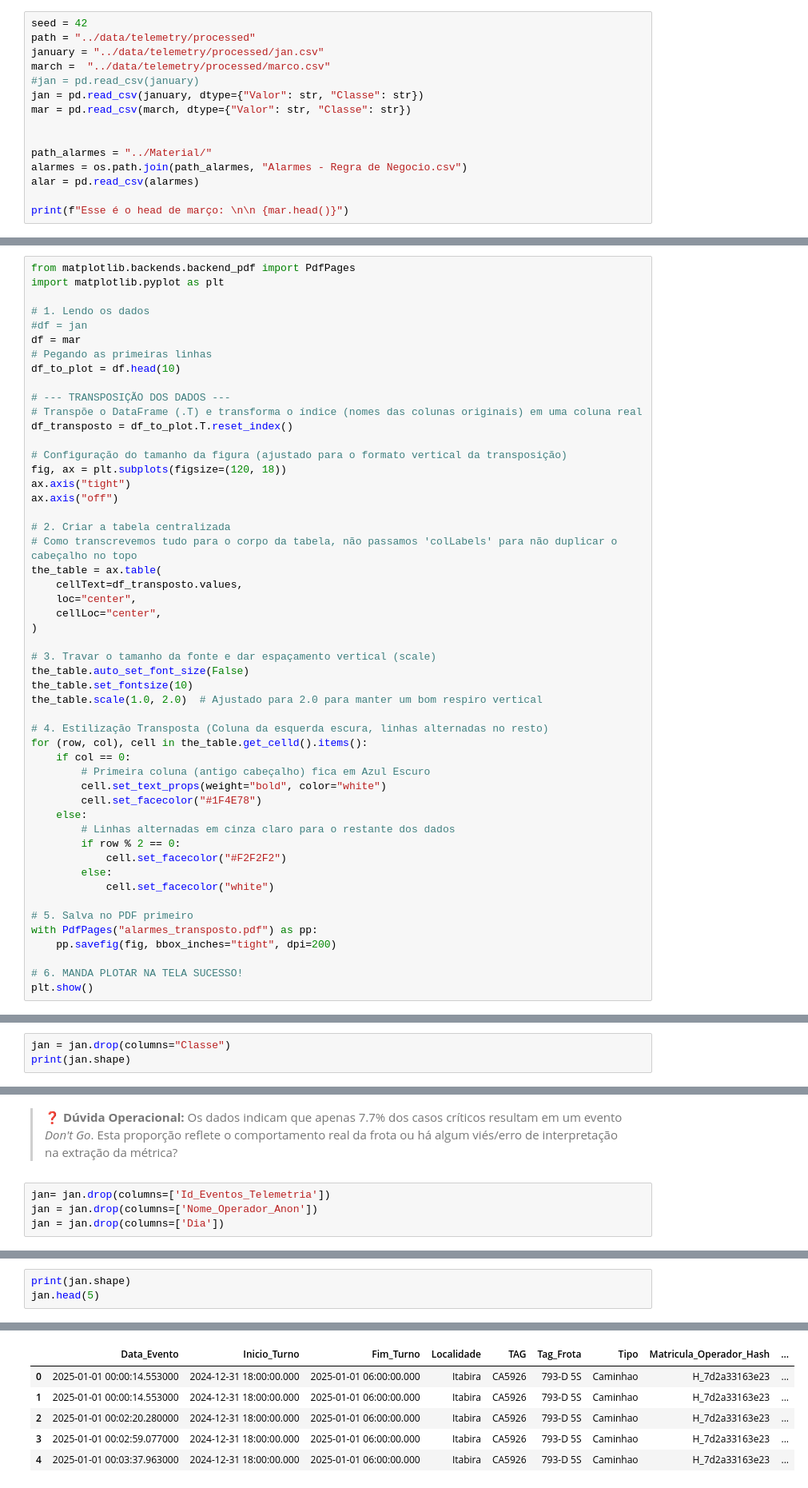
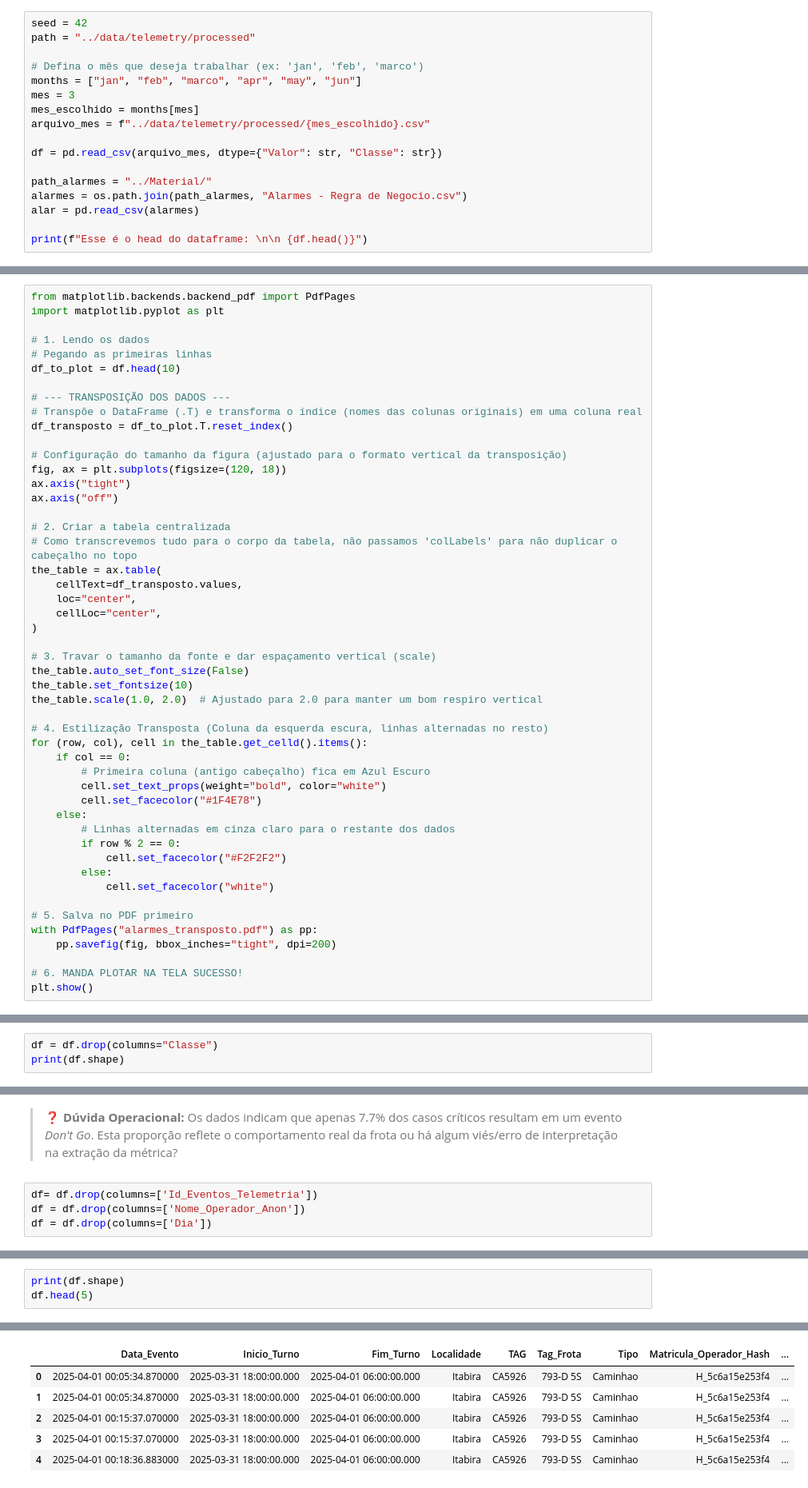
Before and after one commit to luiz2801/Projeto_Vale, a Jupyter notebook: notebooks/01_data_understanding.ipynb, the cells around one changed output, grey strips where cells are left out. Shown at 80% size. Cells and saved outputs as stored; diff of their text form.

```diff
--- a/notebooks/01_data_understanding.ipynb
+++ b/notebooks/01_data_understanding.ipynb
@@ -17,16 +17,18 @@ Nesta etapa fundamental, importamos os dados crus de telemetria (ex: mês de Jan
 # %%
 seed = 42
 path = "../data/telemetry/processed"
-january = "../data/telemetry/processed/jan.csv"
-march =  "../data/telemetry/processed/marco.csv"
-#jan = pd.read_csv(january)
-jan = pd.read_csv(january, dtype={"Valor": str, "Classe": str})
-mar = pd.read_csv(march, dtype={"Valor": str, "Classe": str})
 
+# Defina o mês que deseja trabalhar (ex: 'jan', 'feb', 'marco')
+months = ["jan", "feb", "marco", "apr", "may", "jun"]
+mes = 3
+mes_escolhido = months[mes]
+arquivo_mes = f"../data/telemetry/processed/{mes_escolhido}.csv"
+
+df = pd.read_csv(arquivo_mes, dtype={"Valor": str, "Classe": str})
 
 path_alarmes = "../Material/"
 alarmes = os.path.join(path_alarmes, "Alarmes - Regra de Negocio.csv")
 alar = pd.read_csv(alarmes)
 
-print(f"Esse é o head de março: \n\n {mar.head()}")
+print(f"Esse é o head do dataframe: \n\n {df.head()}")
 # %% [output]
@@ -83,8 +83,6 @@ from matplotlib.backends.backend_pdf import PdfPages
 import matplotlib.pyplot as plt
 
 # 1. Lendo os dados
-#df = jan
-df = mar
 # Pegando as primeiras linhas
 df_to_plot = df.head(10)
 
@@ -191,6 +189,6 @@ Is_Dont_Go: 0 -> 0.00%
 
 Com o diagnóstico de nulos em mãos, começamos a **limpeza (Data Cleansing)**. Colunas que não possuem informação suficiente para agregar valor preditivo (ex: a variável `Classe`, que tem 97% dos dados faltantes) são descartadas para evitar ruído e processamento desnecessário.
 # %%
-jan = jan.drop(columns="Classe")
-print(jan.shape)
+df = df.drop(columns="Classe")
+print(df.shape)
 # %% [output]
@@ -359,9 +325,9 @@ A porcentagem é 7.747398261777762%
 # %% [markdown]
 > ❓ **Dúvida Operacional:** Os dados indicam que apenas 7.7% dos casos críticos resultam em um evento *Don't Go*. Esta proporção reflete o comportamento real da frota ou há algum viés/erro de interpretação na extração da métrica?
 # %%
-jan= jan.drop(columns=['Id_Eventos_Telemetria'])
-jan = jan.drop(columns=['Nome_Operador_Anon'])
-jan = jan.drop(columns=['Dia'])
+df= df.drop(columns=['Id_Eventos_Telemetria'])
+df = df.drop(columns=['Nome_Operador_Anon'])
+df = df.drop(columns=['Dia'])
 # %% [markdown]
 ### 🧹 Remoção Estratégica de Redundâncias
 
@@ -370,6 +336,6 @@ Para otimizar o processamento e remover *features* que inserem ruído aleatório
 - **`Nome_Operador_Anon`**: Informação espelhada. A matrícula (hash) já identifica o operador de forma segura e limpa.
 - **`Dia`**: Dados redundantes já cobertos perfeitamente pela feature principal `Data_Evento`.
 # %%
-print(jan.shape)
-jan.head(5)
+print(df.shape)
+df.head(5)
 # %% [output]
@@ -377,7 +343,7 @@ jan.head(5)
 |  | Data_Evento | Inicio_Turno | Fim_Turno | Localidade | TAG | Tag_Frota | Tipo | Matricula_Operador_Hash | ... |
-| 0 | 2025-01-01 00:00:14.553000 | 2024-12-31 18:00:00.000 | 2025-01-01 06:00:00.000 | Itabira | CA5926 | 793-D 5S | Caminhao | H_7d2a33163e23 | ... |
-| 1 | 2025-01-01 00:00:14.553000 | 2024-12-31 18:00:00.000 | 2025-01-01 06:00:00.000 | Itabira | CA5926 | 793-D 5S | Caminhao | H_7d2a33163e23 | ... |
-| 2 | 2025-01-01 00:02:20.280000 | 2024-12-31 18:00:00.000 | 2025-01-01 06:00:00.000 | Itabira | CA5926 | 793-D 5S | Caminhao | H_7d2a33163e23 | ... |
-| 3 | 2025-01-01 00:02:59.077000 | 2024-12-31 18:00:00.000 | 2025-01-01 06:00:00.000 | Itabira | CA5926 | 793-D 5S | Caminhao | H_7d2a33163e23 | ... |
-| 4 | 2025-01-01 00:03:37.963000 | 2024-12-31 18:00:00.000 | 2025-01-01 06:00:00.000 | Itabira | CA5926 | 793-D 5S | Caminhao | H_7d2a33163e23 | ... |
+| 0 | 2025-04-01 00:05:34.870000 | 2025-03-31 18:00:00.000 | 2025-04-01 06:00:00.000 | Itabira | CA5926 | 793-D 5S | Caminhao | H_5c6a15e253f4 | ... |
+| 1 | 2025-04-01 00:05:34.870000 | 2025-03-31 18:00:00.000 | 2025-04-01 06:00:00.000 | Itabira | CA5926 | 793-D 5S | Caminhao | H_5c6a15e253f4 | ... |
+| 2 | 2025-04-01 00:15:37.070000 | 2025-03-31 18:00:00.000 | 2025-04-01 06:00:00.000 | Itabira | CA5926 | 793-D 5S | Caminhao | H_5c6a15e253f4 | ... |
+| 3 | 2025-04-01 00:15:37.070000 | 2025-03-31 18:00:00.000 | 2025-04-01 06:00:00.000 | Itabira | CA5926 | 793-D 5S | Caminhao | H_5c6a15e253f4 | ... |
+| 4 | 2025-04-01 00:18:36.883000 | 2025-03-31 18:00:00.000 | 2025-04-01 06:00:00.000 | Itabira | CA5926 | 793-D 5S | Caminhao | H_5c6a15e253f4 | ... |
 # %%
```
Also changed, not shown: parts of 17 cells of this notebook, 24 other files.
